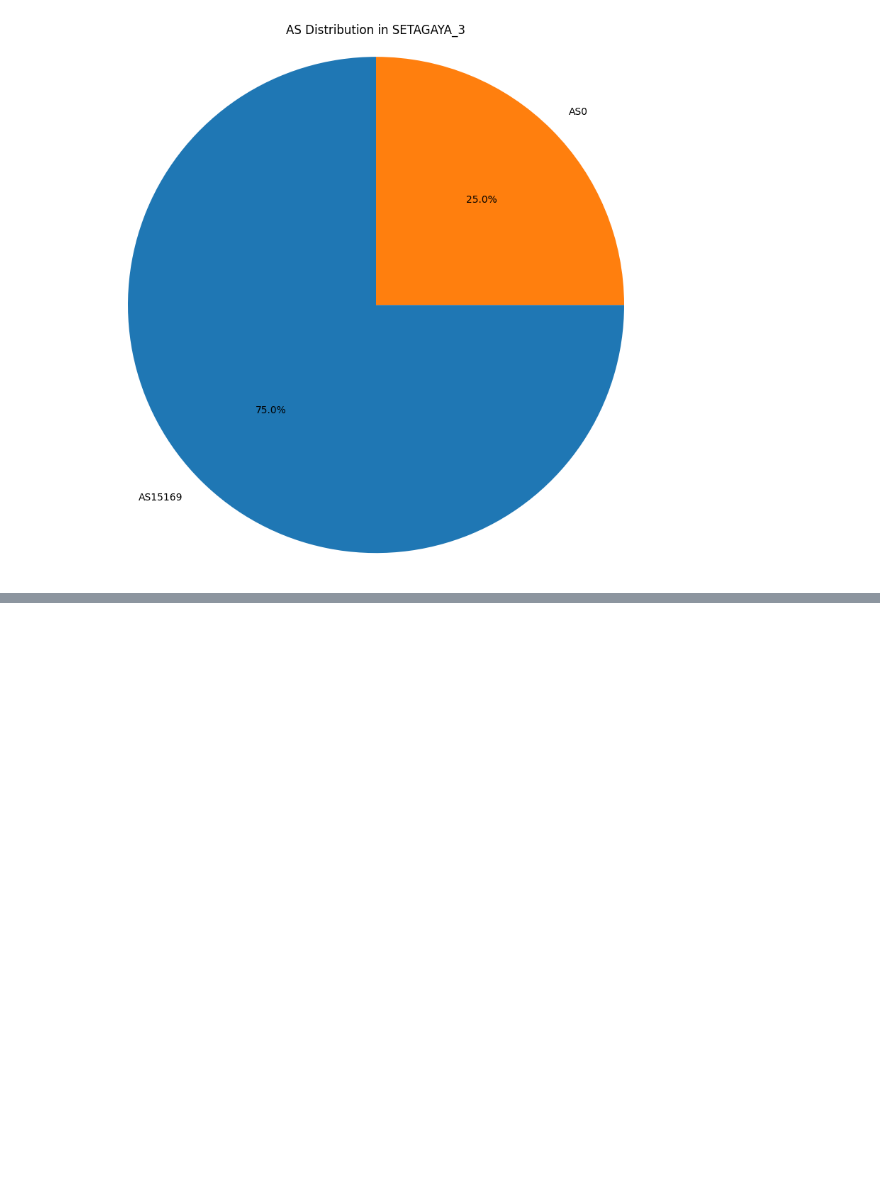
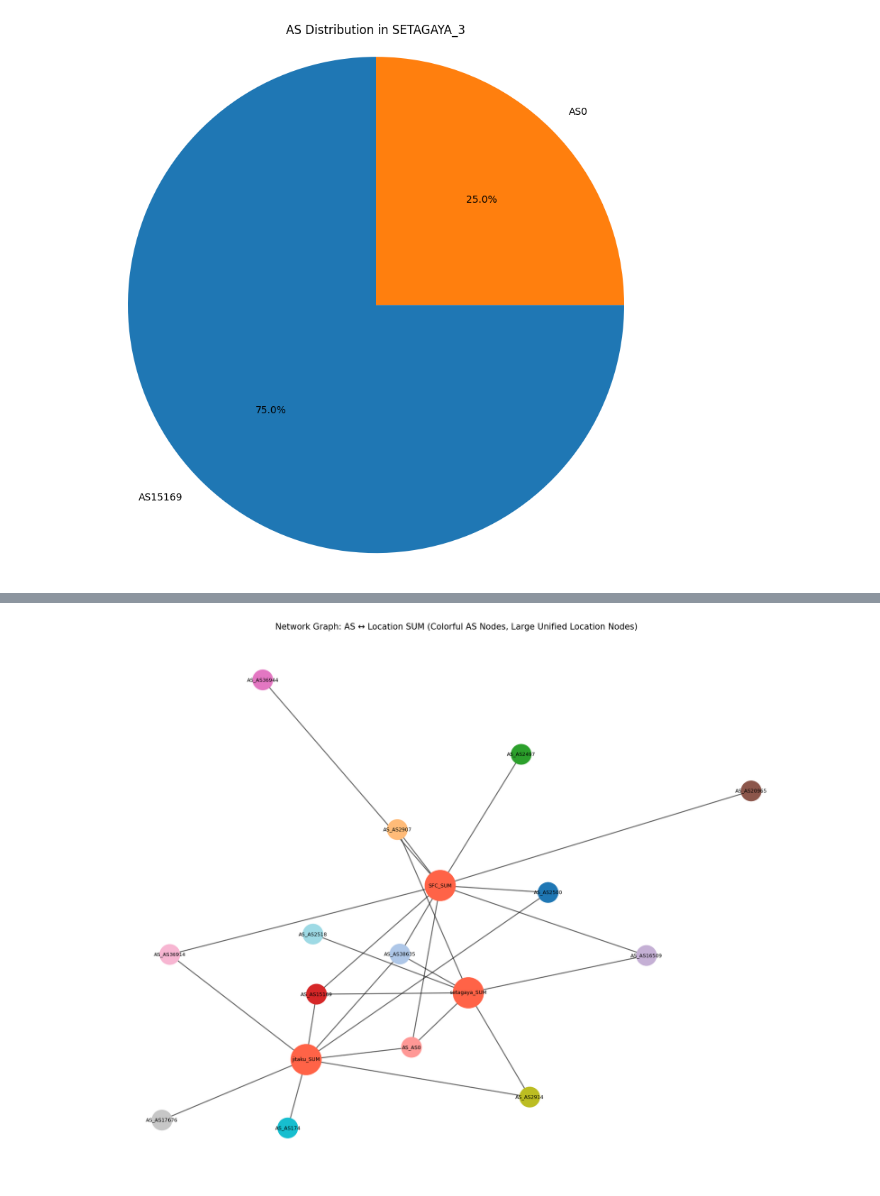
Before and after one commit to Reusezer/InternetstructureTokyo_kadaiGraph, a Jupyter notebook: ソフトウェア分析.ipynb, the cells around one changed output, grey strips where cells are left out. Saved outputs shown, nothing was run; the diff lists cells and outputs as text; code cells hidden in the pictures; blank space fills up the shorter version.

```diff
--- a/ソフトウェア分析.ipynb
+++ b/ソフトウェア分析.ipynb
@@ -196,0 +265,64 @@ plt.show()
+# %%
+# Updated code as per latest requirements:
+# - Use *_SUM columns for connections
+# - Colorful AS nodes
+# - Large fixed-size and unified color for SFC_SUM, jitaku_SUM, setagaya_SUM
+# - Enlarged canvas and overlapping effect
+
+# Define locations and corresponding SUM columns
+sum_cols = {
+    'SFC': 'SFC_SUM',
+    'jitaku': 'jitaku_SUM',
+    'setagaya': 'setagaya_SUM'
+}
+
+# Initialize graph
+G_sum = nx.Graph()
+as_connection_count_sum = {}
+
+# Build graph
+for _, row in df_clean[['AS'] + list(sum_cols.values())].dropna(how='all', subset=list(sum_cols.values())).iterrows():
+    as_code = row['AS']
+    as_node = f'AS_{as_code}'
+    connection_count = 0
+
+    for loc, col in sum_cols.items():
+        if pd.notna(row[col]) and row[col] > 0:
+            loc_node = f'{loc}_SUM'
+            G_sum.add_node(loc_node)
+            G_sum.add_node(as_node)
+            G_sum.add_edge(loc_node, as_node, weight=row[col])
+            connection_count += 1
+
+    if connection_count > 0:
+        as_connection_count_sum[as_node] = connection_count
+
+# Prepare node sizes and colors
+as_nodes = [node for node in G_sum.nodes() if node.startswith('AS_')]
+as_color_map = cm.get_cmap('tab20', len(as_nodes))
+as_color_dict = {as_node: as_color_map(i) for i, as_node in enumerate(as_nodes)}
+
+node_sizes_sum = []
+node_colors_sum = []
+
+for node in G_sum.nodes():
+    if node in ['SFC_SUM', 'jitaku_SUM', 'setagaya_SUM']:
+        node_sizes_sum.append(3000)
+        node_colors_sum.append('tomato')  # unified color for all location nodes
+    else:
+        node_sizes_sum.append(1300)  # large AS nodes for visual prominence
+        node_colors_sum.append(as_color_dict[node])
+
+# Draw final graph
+pos = nx.spring_layout(G_sum, seed=42)
+plt.figure(figsize=(18, 14))  # expanded size
+nx.draw_networkx_nodes(G_sum, pos, node_size=node_sizes_sum, node_color=node_colors_sum)
+nx.draw_networkx_edges(G_sum, pos, width=1.8, alpha=0.6)
+nx.draw_networkx_labels(G_sum, pos, font_size=9)
+
+plt.title('Network Graph: AS ↔ Location SUM (Colorful AS Nodes, Large Unified Location Nodes)', fontsize=15)
+plt.axis('off')
+plt.tight_layout()
+plt.show()
+# %% [output]
+[figure, added]
```
Also changed, not shown: parts of 3 cells of this notebook.
